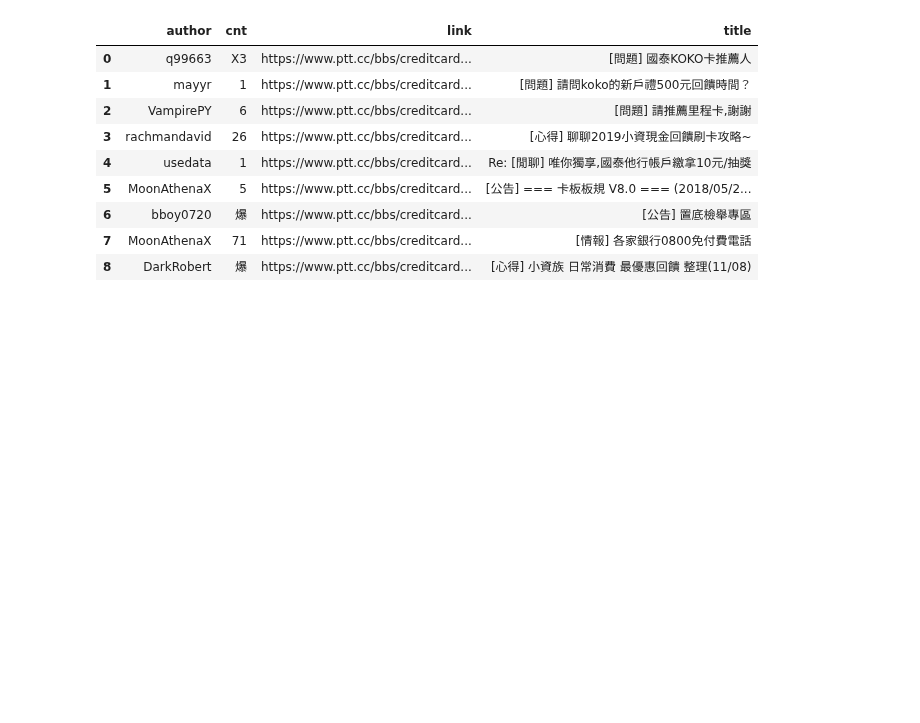
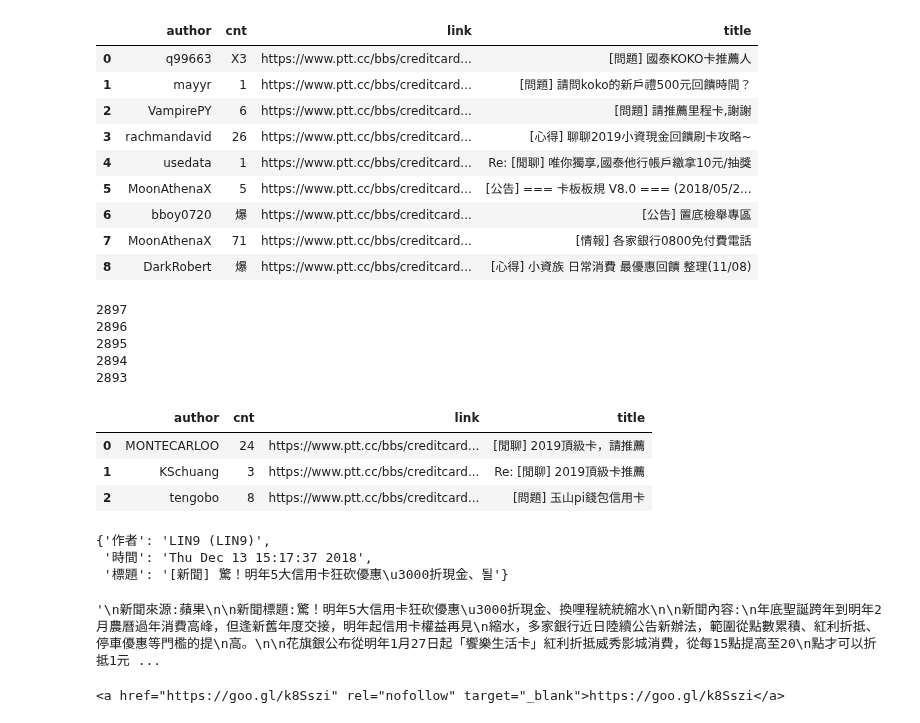
Before and after one commit to ywchiu/ctbc, a Jupyter notebook: Demo20181214.ipynb, the cells around one changed output. Saved outputs shown, nothing was run; the diff lists cells and outputs as text; code cells hidden in the pictures; blank space fills up the shorter version.

```diff
--- a/Demo20181214.ipynb
+++ b/Demo20181214.ipynb
@@ -381,3 +392,39 @@ df
 | 6 | bboy0720 | 爆 | https://www.ptt.cc/bbs/creditcard... | [公告] 置底檢舉專區 |
 | 7 | MoonAthenaX | 71 | https://www.ptt.cc/bbs/creditcard... | [情報] 各家銀行0800免付費電話 |
 | 8 | DarkRobert | 爆 | https://www.ptt.cc/bbs/creditcard... | [心得] 小資族 日常消費 最優惠回饋 整理(11/08) |
+# %%
+import requests
+cookies = {'over18':'1'}
+res = requests.get('https://www.ptt.cc/bbs/Creditcard/index.html', cookies = cookies)
+soup = BeautifulSoup(res.text, 'lxml')
+
+pagenum = int(soup.select('.btn')[3].get('href').split('index')[1].split('.html')[0])
+articles = []
+for p in range(pagenum, pagenum - 5, -1):
+    res = requests.get('https://www.ptt.cc/bbs/Creditcard/index{}.html'.format(p), cookies = cookies)
+    soup = BeautifulSoup(res.text, 'lxml')
+    domain = 'https://www.ptt.cc'
+    for ent in soup.select('.r-ent'):
+        if ent.select_one('a'):
+            article = {}
+            article['cnt'] = ent.select_one('.nrec').text.strip()
+            article['title'] = ent.select_one('.title').text.strip()
+            article['link']   = domain + ent.select_one('a').get('href')
+            article['author'] = ent.select_one('.author').text.strip()
+            articles.append(article)
+    print(p)
+# %% [output]
+2897
+2896
+2895
+2894
+2893
+# %%
+import pandas
+df = pandas.DataFrame(articles)
+df.head(3)
+# %% [output]
+|  | author | cnt | link | title |
+| 0 | MONTECARLOO | 24 | https://www.ptt.cc/bbs/creditcard... | [閒聊] 2019頂級卡，請推薦 |
+| 1 | KSchuang | 3 | https://www.ptt.cc/bbs/creditcard... | Re: [閒聊] 2019頂級卡推薦 |
+| 2 | tengobo | 8 | https://www.ptt.cc/bbs/creditcard... | [問題] 玉山pi錢包信用卡 |
@@ -383,0 +438,14 @@ df
+# %%
+metadic
+# %% [output]
+{'作者': 'LIN9 (LIN9)',
+ '時間': 'Thu Dec 13 15:17:37 2018',
+ '標題': '[新聞] 驚！明年5大信用卡狂砍優惠\u3000折現金、될'}
+# %%
+soup.select_one('#main-content').contents[4]
+# %% [output]
+'\n新聞來源:蘋果\n\n新聞標題:驚！明年5大信用卡狂砍優惠\u3000折現金、換哩程統統縮水\n\n新聞內容:\n年底聖誕跨年到明年2月農曆過年消費高峰，但逢新舊年度交接，明年起信用卡權益再見\n縮水，多家銀行近日陸續公告新辦法，範圍從點數累積、紅利折抵、停車優惠等門檻的提\n高。\n\n花旗銀公布從明年1月27日起「饗樂生活卡」紅利折抵威秀影城消費，從每15點提高至20\n點才可以折抵1元 ...
+# %%
+soup.select_one('#main-content').contents[5]
+# %% [output]
+<a href="https://goo.gl/k8Sszi" rel="nofollow" target="_blank">https://goo.gl/k8Sszi</a>
```
Also changed, not shown: parts of 11 cells of this notebook.
